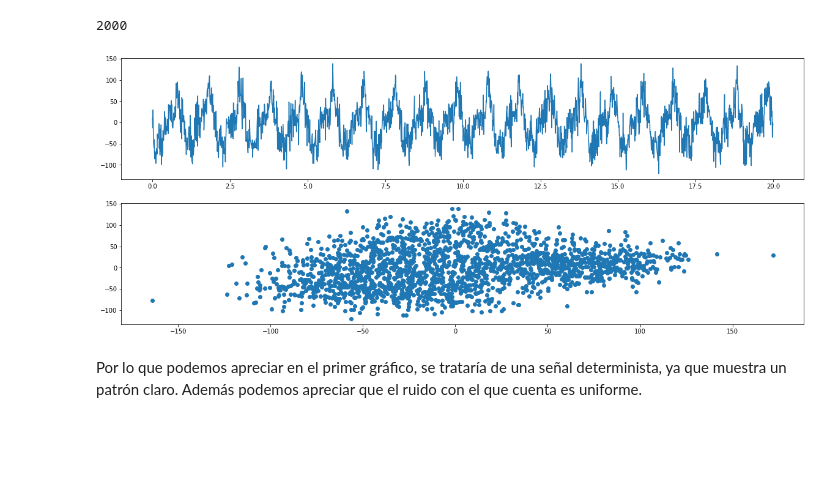
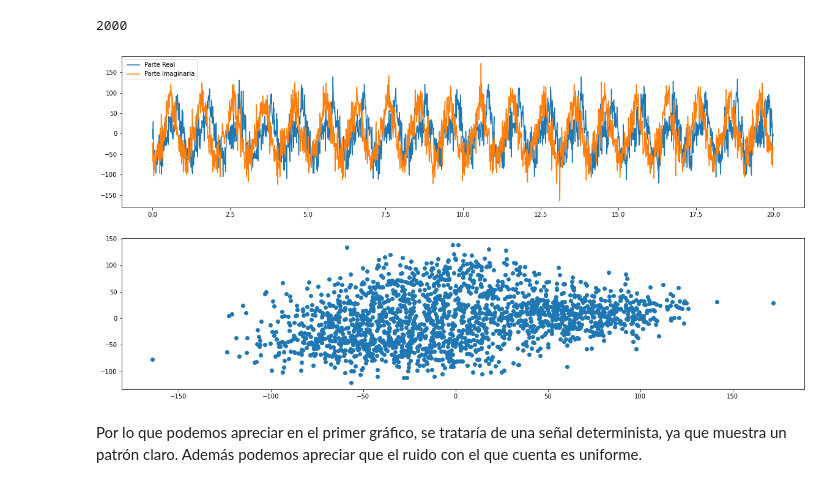
Before and after one commit to ReinaldoBustamante/Analisis-de-sistemas-lineales, a Jupyter notebook: TAREA-1/tarea1_info183.ipynb, the cells around one changed output. Drawn from its saved outputs; the diff is of its cells as text; code cells hidden in the pictures; blank space fills up the shorter version.

```diff
--- a/TAREA-1/tarea1_info183.ipynb
+++ b/TAREA-1/tarea1_info183.ipynb
@@ -70,12 +70,14 @@ len(t)
 # %% [output]
 2000
 # %%
-fig, axes = plt.subplots(2, figsize=(20, 8))
+fig, axes = plt.subplots(2, figsize=(20, 10))
 
-axes[0].plot(t, x)
+axes[0].plot(t, np.real(x), label= 'Parte Real')
+axes[0].plot(t, np.imag(x), label = 'Parte Imaginaria')
+axes[0].legend()
 axes[1].scatter(X, Y);
 # %% [output]
-[figure, old version]
+[figure, new version]
 # %% [markdown]
 Por lo que podemos apreciar en el primer gráfico, se trataría de una señal determinista, ya que muestra un patrón claro. Además podemos apreciar que el ruido con el que cuenta es uniforme.
 # %% [markdown]
```
Also changed, not shown: parts of 3 cells of this notebook.
